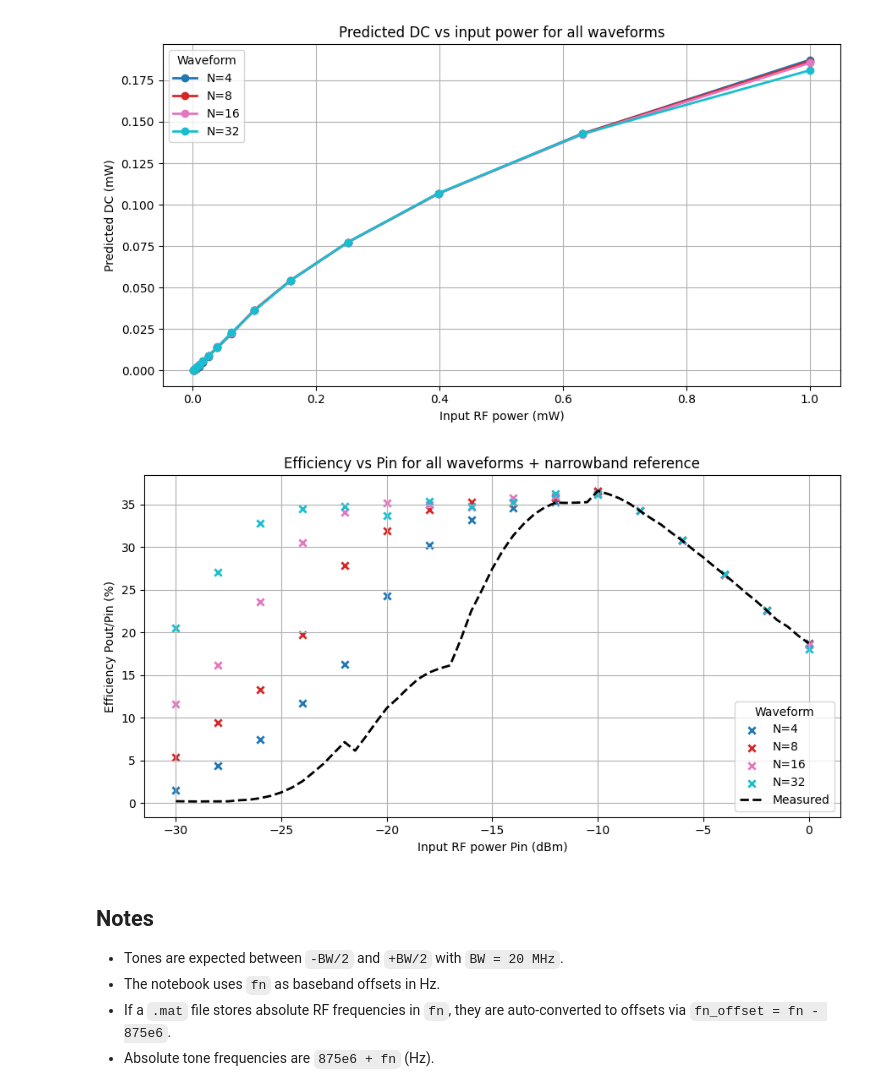
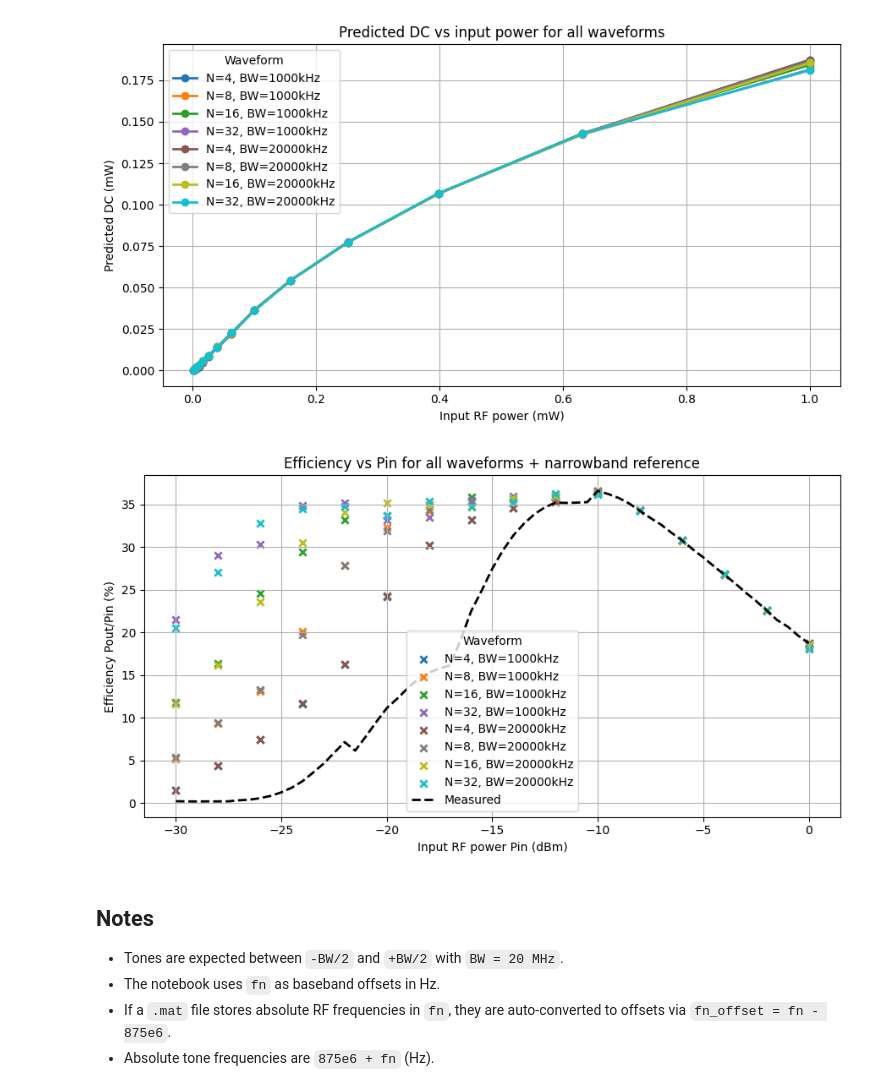
Before and after one commit to AMBIENT-6G/RF-waveform-optimization, a Jupyter notebook: read_weights_mat_files.ipynb, the cells around one changed output. Cells and saved outputs as stored; diff of their text form; code cells hidden in the pictures.

```diff
--- a/read_weights_mat_files.ipynb
+++ b/read_weights_mat_files.ipynb
@@ -27,10 +32,10 @@ except Exception as exc:
 plt.rcParams["figure.figsize"] = (10, 4)
 plt.rcParams["axes.grid"] = True
 # %%
-BW_HZ = 20e6
 FC_HZ = 875e6
-DATA_DIR = Path(".")
+DATA_DIR = Path("weights")
 
 print(f"Data dir: {DATA_DIR.resolve()}")
-print(f"Assumed bandwidth: {BW_HZ/1e6:.1f} MHz, carrier: {FC_HZ/1e6:.1f} MHz")
+print(f"Carrier frequency: {FC_HZ/1e6:.1f} MHz")
+print("Bandwidth/sample rate are parsed from filenames: weightsN{N}BW{BW_kHz}.mat")
 # %% [output]
@@ -103,9 +132,12 @@ def load_waveform_file(path: Path) -> dict:
         "f_abs_Hz": FC_HZ + fn,
     }
 # %%
-mat_files = sorted(DATA_DIR.glob("weightsN*.mat"), key=parse_n_tones)
+mat_files = sorted(
+    DATA_DIR.glob("weightsN*BW*.mat"),
+    key=lambda p: (parse_file_info(p)["bw_khz"], parse_file_info(p)["n_tones"]),
+)
 if not mat_files:
-    raise FileNotFoundError("No files matching weightsN*.mat found in the current directory.")
+    raise FileNotFoundError("No files matching weightsN*BW*.mat found in weights/.")
 
 waveforms = [load_waveform_file(p) for p in mat_files]
 print(f"Loaded {len(waveforms)} files: {[w['file'].name for w in waveforms]}")
@@ -172,7 +215,7 @@ for c, w in zip(colors, waveforms):
         marker="o",
         color=c,
         linewidth=2,
-        label=f"N={w['n_tones']}",
+        label=f"N={w['n_tones']}, BW={w['bw_khz']}kHz",
     )
 
 ax.set_xlabel("Input RF power (mW)")
@@ -181,7 +224,7 @@ ax.set_title("Predicted DC vs input power for all waveforms")
 ax.legend(title="Waveform", frameon=True)
 plt.tight_layout()
 # %% [output]
-[figure, old version]
+[figure, new version]
 # %%
 # Efficiency plot (assuming Pout = Pdc), with narrowband reference overlay.
 fig, ax = plt.subplots(figsize=(9, 5))
@@ -191,36 +234,43 @@ for c, w in zip(colors, waveforms):
     pin = np.asarray(w["inPwrVec_mW"], dtype=float)
     pout = np.asarray(w["Pdc"], dtype=float)
     eta = np.divide(pout, pin, out=np.full_like(pout, np.nan, dtype=float), where=pin > 0)
-    ax.scatter(10*np.log10(pin), eta * 100.0, marker="x", color=c, linewidth=2, label=f"N={w['n_tones']}")
+    ax.scatter(
+        10 * np.log10(pin),
+        eta * 100.0,
+        marker="x",
+        color=c,
+        linewidth=2,
+        label=f"N={w['n_tones']}, BW={w['bw_khz']}kHz",
+    )
 
 # Optional overlay: narrowband measured efficiency curve.
 nb_csv = Path("harvester-chart-data.csv")
 if nb_csv.exists():
     nb = pd.read_csv(nb_csv)
     required_cols = {"level_dbm", "efficiency"}
     if required_cols.issubset(nb.columns):
         nb = nb.sort_values("level_dbm")
         ax.plot(
             nb["level_dbm"].to_numpy(dtype=float),
             nb["efficiency"].to_numpy(dtype=float),
             color="black",
             linestyle="--",
             linewidth=2,
             label="Measured",
             zorder=5,
         )
     else:
         print(f"Skipping {nb_csv}: missing columns {required_cols}")
 else:
     print(f"Skipping narrowband overlay: {nb_csv} not found")
 
 ax.set_xlabel("Input RF power Pin (dBm)")
 ax.set_ylabel("Efficiency Pout/Pin (%)")
 ax.set_title("Efficiency vs Pin for all waveforms + narrowband reference")
 ax.legend(title="Waveform", frameon=True)
 plt.tight_layout()
 # %% [output]
-[figure, old version]
+[figure, new version]
 # %% [markdown]
 ## Notes
 
```
Also changed, not shown: parts of 10 cells of this notebook, 19 other files.
